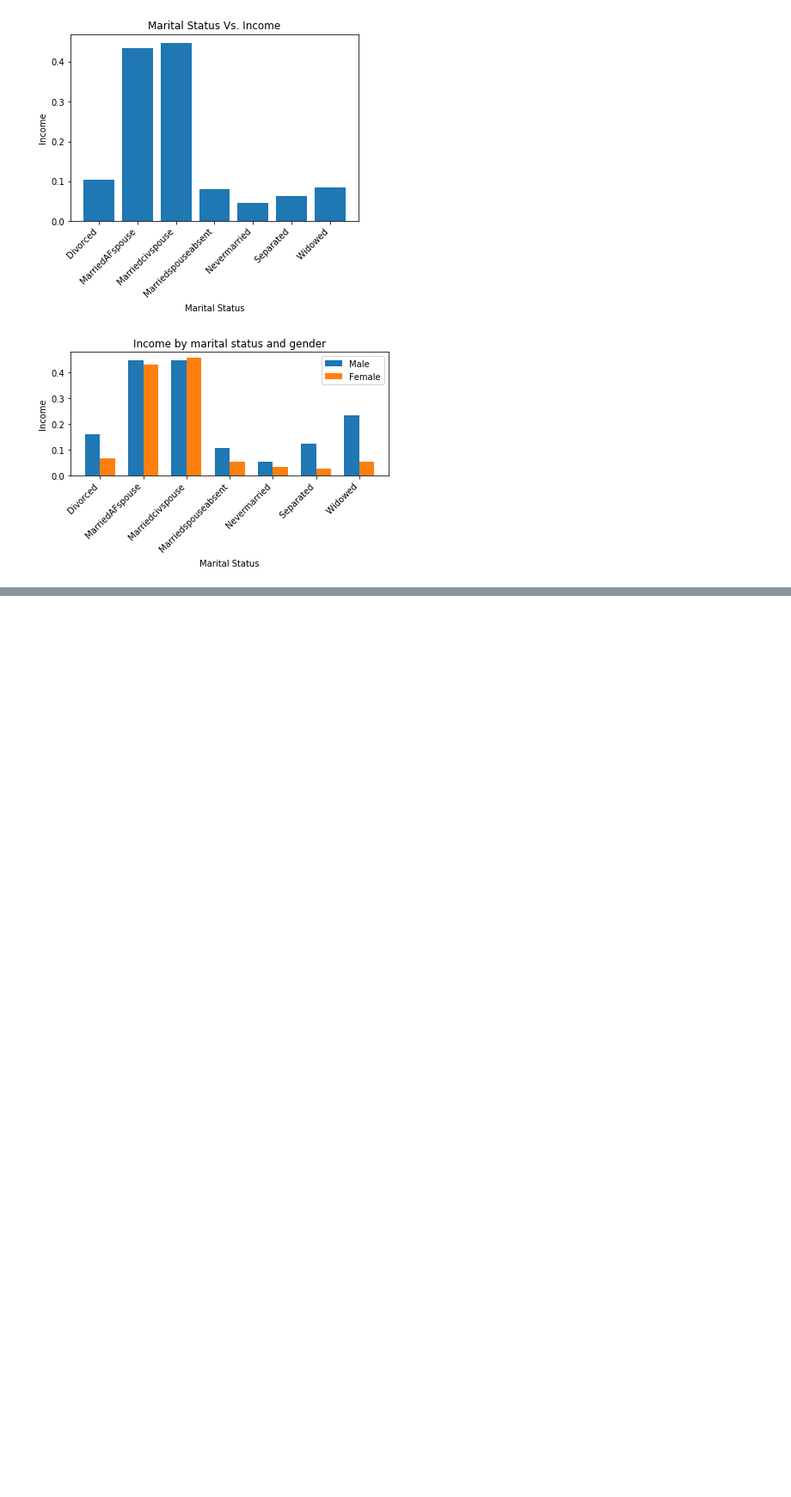
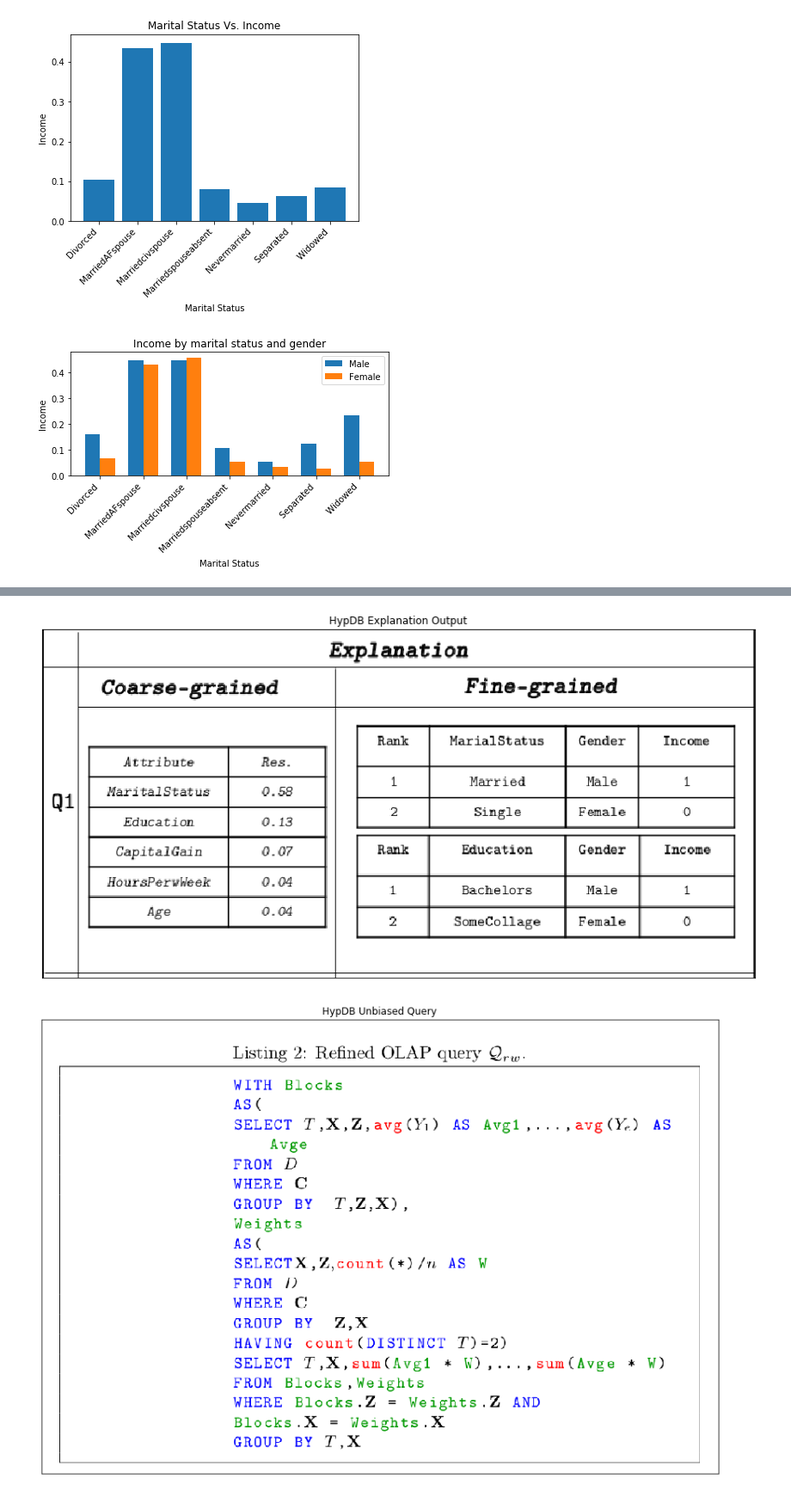
Before and after one commit to ReuvenBirnbaum/wholetale, a Jupyter notebook: toyExamples/AdultData Bias Example.ipynb, the cells around one changed output, grey strips where cells are left out. Shown at 86% size. Cells and saved outputs as stored; diff of their text form; code cells hidden in the pictures; blank space fills up the shorter version.

Commit message:
adding some images/explanations

```diff
--- a/toyExamples/AdultData Bias Example.ipynb
+++ b/toyExamples/AdultData Bias Example.ipynb
@@ -148 +157,18 @@ plt.show()
+# %%
+img=mpimg.imread('biasQuery.png') #https://arxiv.org/abs/1803.04562
+fig, ax = plt.subplots(figsize=(15, 15))
+ax.imshow(img);
+ax.xaxis.set_ticks([])
+ax.yaxis.set_ticks([])
+plt.title('HypDB Explanation Output');
+
+img=mpimg.imread('generalQuery.png') #https://arxiv.org/abs/1803.04562
+fig, ax = plt.subplots(figsize=(15, 15))
+ax.imshow(img);
+ax.xaxis.set_ticks([]);
+ax.yaxis.set_ticks([]);
+plt.title('HypDB Unbiased Query');
+# %% [output]
+[figure, added]
+[figure, added]
 # %%
```
Also changed, not shown: parts of 4 cells of this notebook, 1 other file.
